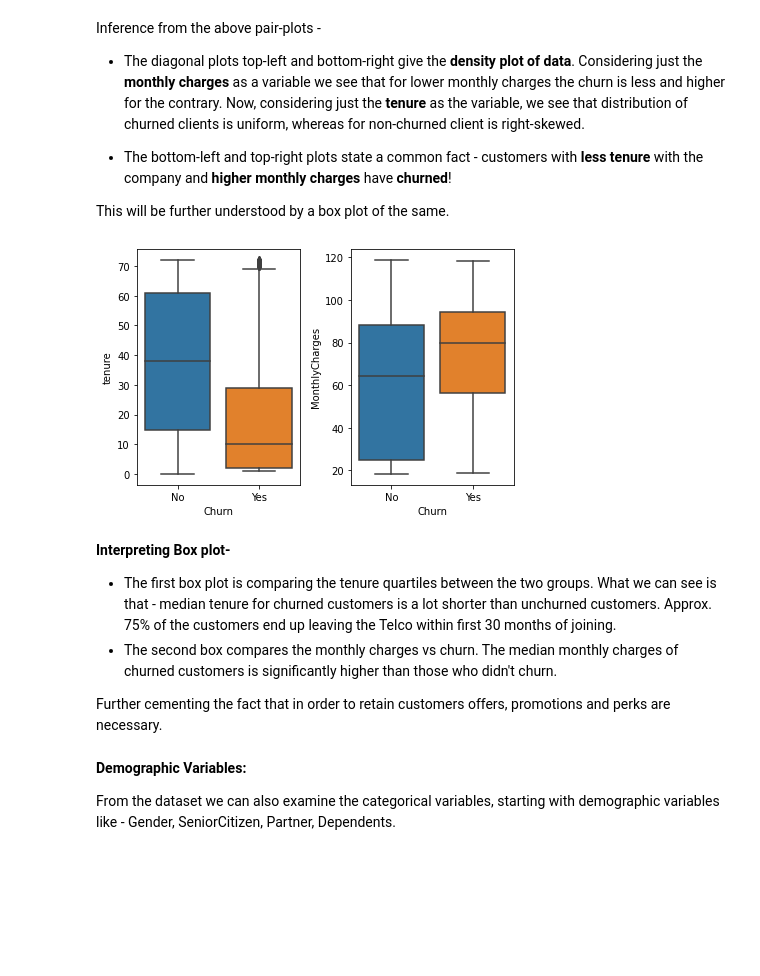
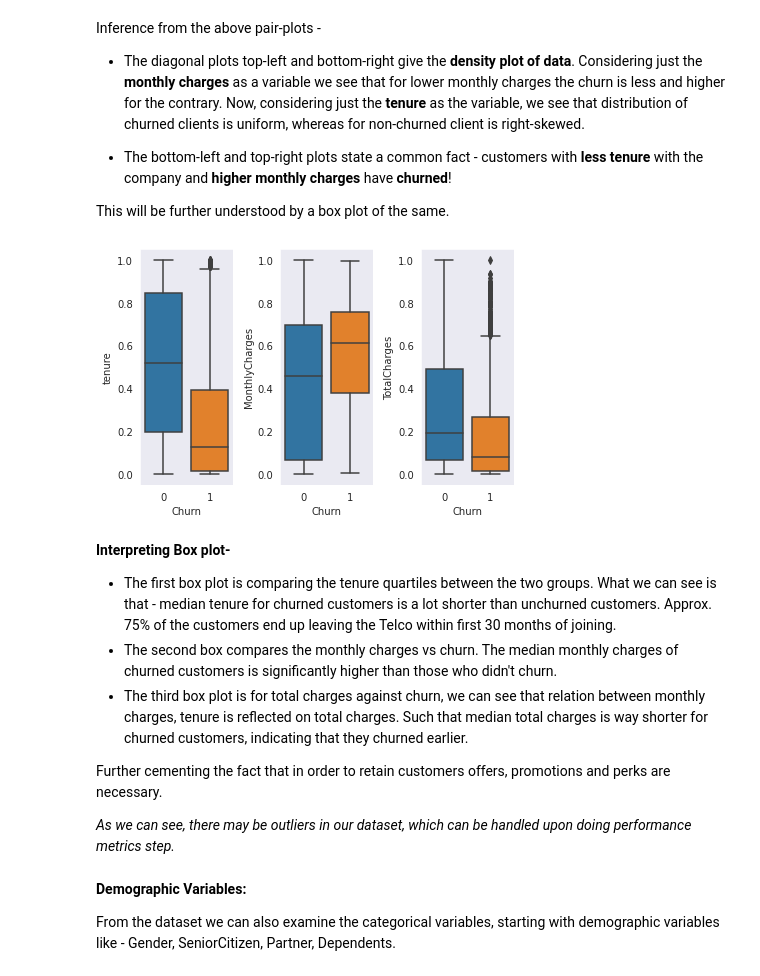
Before and after one commit to kshitijzutshi/Teleco-Customer-Churn-Prediction, a Jupyter notebook: Predicting_Customer_Churn_Assignment1.ipynb, the cells around one changed output. Saved outputs shown, nothing was run; the diff lists cells and outputs as text; code cells hidden in the pictures; blank space fills up the shorter version.

```diff
--- a/Predicting_Customer_Churn_Assignment1.ipynb
+++ b/Predicting_Customer_Churn_Assignment1.ipynb
@@ -207,0 +354,3 @@ Check, Bank Transfer (Auto), Credit Card (Auto))
+# %%
+# Since there are just 2 genders, we can assign 0 and 1
+df['gender'].replace({'Female':1, 'Male':0}, inplace=True)
@@ -207,0 +359,12 @@ Check, Bank Transfer (Auto), Credit Card (Auto))
+# %%
+# Reference - https://www.marsja.se/how-to-use-pandas-get_dummies-to-create-dummy-variables-in-python/
+
+categorical_cols = ['InternetService', 'Contract', 'PaymentMethod']
+# write a simple function for one hot encoding a categorical column
+def onehot_column(df, categorical_col):
+  dummy_columns = pd.get_dummies(df[categorical_col], prefix=categorical_col)
+  # axis{0/’index’, 1/’columns’}, default 0 -> The axis to concatenate along.
+  return pd.concat([df.drop(columns=categorical_col), dummy_columns], axis=1)
+
+for col in categorical_cols:
+  df = onehot_column(df, col)
@@ -207,0 +471,4 @@ Check, Bank Transfer (Auto), Credit Card (Auto))
+# %%
+cols_to_scale = ['tenure', 'MonthlyCharges', 'TotalCharges']
+scalar = MinMaxScaler()
+df[cols_to_scale] = scalar.fit_transform(df[cols_to_scale])
@@ -216,0 +561,3 @@ From the above data cleaning steps it was known that there were no missing value
+# %%
+sns.set_style('dark')
+df.hist(bins=50,figsize=(20,20),color='navy')
@@ -281,16 +724,21 @@ This will be further understood by a box plot of the same.
 # %%
 # To organize our plots and keep them in the same figure
 # reference - https://seaborn.pydata.org/generated/seaborn.boxplot.html
-fig, axs = plt.subplots(ncols=2)
+fig, axs = plt.subplots(ncols=3)
 # First box plot of tenure vs churn
-sns.boxplot(x='Churn', y='tenure', data=data, ax=axs[0])
+sns.boxplot(x='Churn', y='tenure', data=df, ax=axs[0])
 # Second box plot for monthly charges vs churn
-sns.boxplot(x='Churn', y='MonthlyCharges', data=data, ax=axs[1])
+sns.boxplot(x='Churn', y='MonthlyCharges', data=df, ax=axs[1])
+# # Third box plot for total charges vs churn
+sns.boxplot(x='Churn', y='TotalCharges', data=df, ax=axs[2])
+
+
+
 
 # this prevents plots from overlapping
 plt.tight_layout()
 # %% [output]
-[figure, old version]
+[figure, new version]
 # %% [markdown]
 **Interpreting Box plot-**
 
@@ -298,8 +746,11 @@ plt.tight_layout()
 
 *   The first box plot is comparing the tenure quartiles between the two groups. What we can see is that - median tenure for churned customers is a lot shorter than unchurned customers. Approx. 75% of the customers end up leaving the Telco within first 30 months of joining.
 *   The second box compares the monthly charges vs churn. The median monthly charges of churned customers is significantly higher than those who didn't churn.
+*   The third box plot is for total charges against churn, we can see that relation between monthly charges, tenure is reflected on total charges. Such that median total charges is way shorter for churned customers, indicating that they churned earlier.
 
 Further cementing the fact that in order to retain customers offers, promotions and perks are necessary.
+
+*As we can see, there may be outliers in our dataset, which can be handled upon doing performance metrics step.*
 # %% [markdown]
 **Demographic Variables:**
 
```
Also changed, not shown: parts of 128 cells of this notebook.
